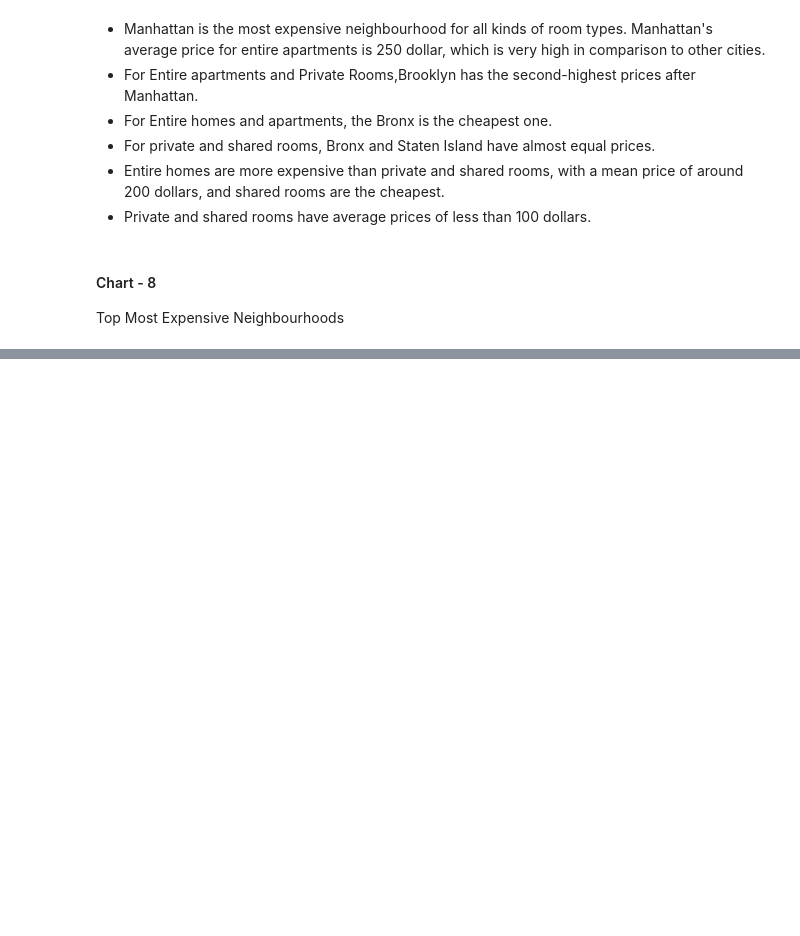
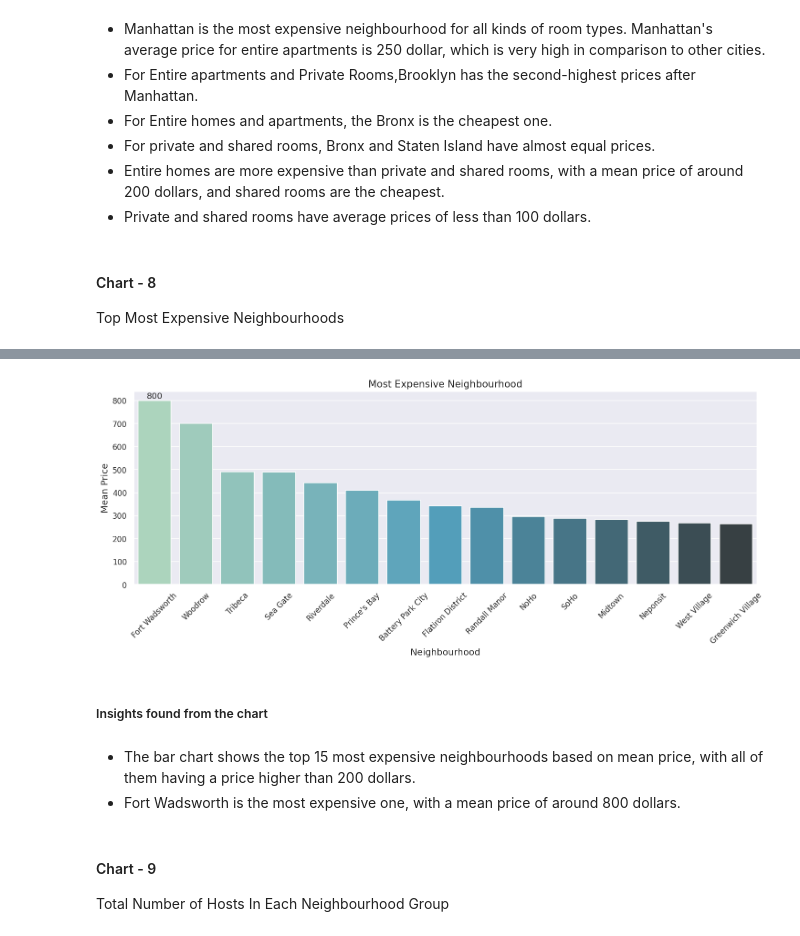
Before and after one commit to abhijain1216/AirBnb-Bookings-Analysis-EDA-project, a Jupyter notebook: AirBnb_Bookings_Analysis_EDA_pyhton_Project.ipynb, the cells around one changed output, grey strips where cells are left out. Saved outputs shown, nothing was run; the diff lists cells and outputs as text; code cells hidden in the pictures; blank space fills up the shorter version.

```diff
--- a/AirBnb_Bookings_Analysis_EDA_pyhton_Project.ipynb
+++ b/AirBnb_Bookings_Analysis_EDA_pyhton_Project.ipynb
@@ -560,3 +560,9 @@ plt.show()
 #### Chart - 8
 
 Top Most Expensive Neighbourhoods
+# %%
+# Chart - 8 visualization code
+
+# Dataframe for neighbourhood price
+neighbourhood_price = airbnb.groupby('neighbourhood',as_index = False)['price'].mean().sort_values('price',ascending = False).rename(columns = {'price':'mean_price'}).reset_index(drop = True)
+neighbourhood_price[:15]
@@ -562,0 +586,22 @@ Top Most Expensive Neighbourhoods
+# %%
+# Visualization
+
+plt.figure(figsize = (16,5),dpi = 110)
+plot = sns.barplot(data = neighbourhood_price[:15],x = 'neighbourhood',y = 'mean_price',palette='GnBu_d')
+plt.title('Most Expensive Neighbourhood',fontsize=14)
+plt.bar_label(plot.containers[0], label_type='edge')
+plt.ylabel('Mean Price',fontsize=13)
+plt.xlabel('Neighbourhood',fontsize=13)
+plt.xticks(rotation = 45)
+plt.show()
+# %% [output]
+[figure, added]
+# %% [markdown]
+##### Insights found from the chart
+# %% [markdown]
+* The bar chart shows the top 15 most expensive neighbourhoods based on mean price, with all of them having a price higher than 200 dollars.
+* Fort Wadsworth is the most expensive one, with a mean price of around 800 dollars.
+# %% [markdown]
+#### Chart - 9
+
+Total Number of Hosts In Each Neighbourhood Group
```
Also changed, not shown: parts of 22 cells of this notebook.
